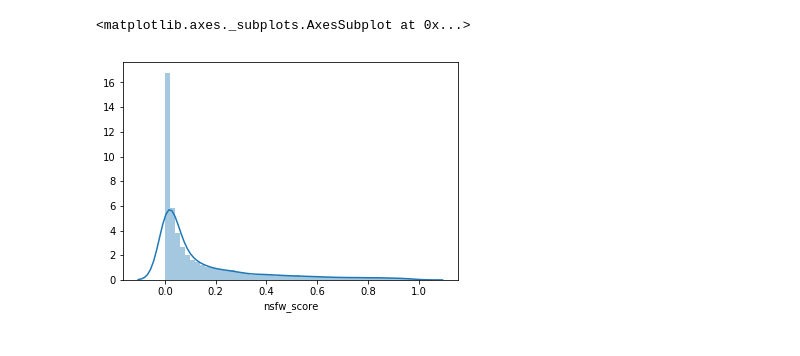
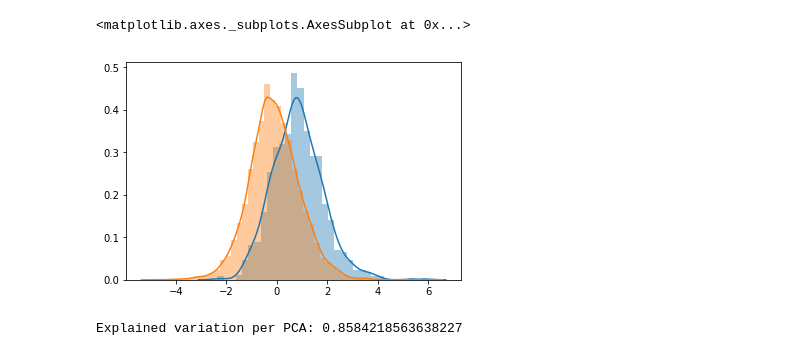
Before and after one commit to allenwang28/YouTube-Virality-Predictor, a Jupyter notebook: notebooks/Data Exploration 2.ipynb, the cells around one changed output. Cells and saved outputs as stored; diff of their text form; code cells hidden in the pictures.

```diff
--- a/notebooks/Data Exploration 2.ipynb
+++ b/notebooks/Data Exploration 2.ipynb
@@ -92,5 +97,13 @@ sns.distplot(df_top10['nsfw_score'])
-# %%
-sns.distplot(df_bottom10['nsfw_score'])
-# %% [output]
-<matplotlib.axes._subplots.AxesSubplot at 0x...>
-[figure, removed]
+# %%
+sns.distplot(lda_results[top_k_mask])
+sns.distplot(lda_results[~top_k_mask])
+# %% [output]
+<matplotlib.axes._subplots.AxesSubplot at 0x...>
+[figure, added]
+# %%
+pca = PCA(n_components=115)
+pca_result = pca.fit_transform(average_title_df)
+
+print ('Explained variation per PCA: {0}'.format(np.sum(pca.explained_variance_ratio_)))
+# %% [output]
+Explained variation per PCA: 0.8584218563638227
```
Also changed, not shown: parts of 32 cells of this notebook, 2 other files.
